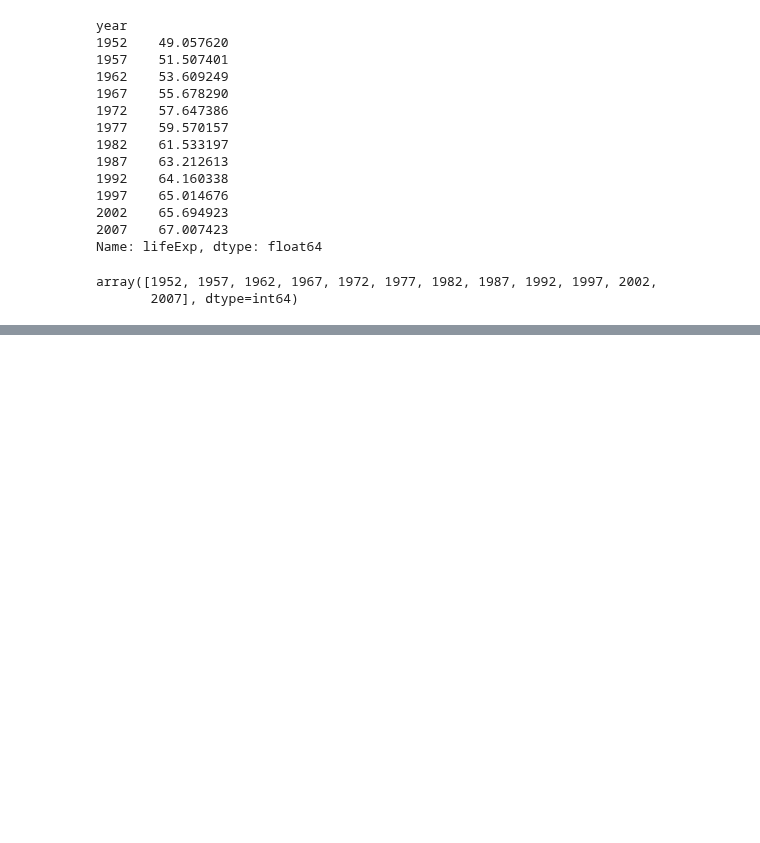
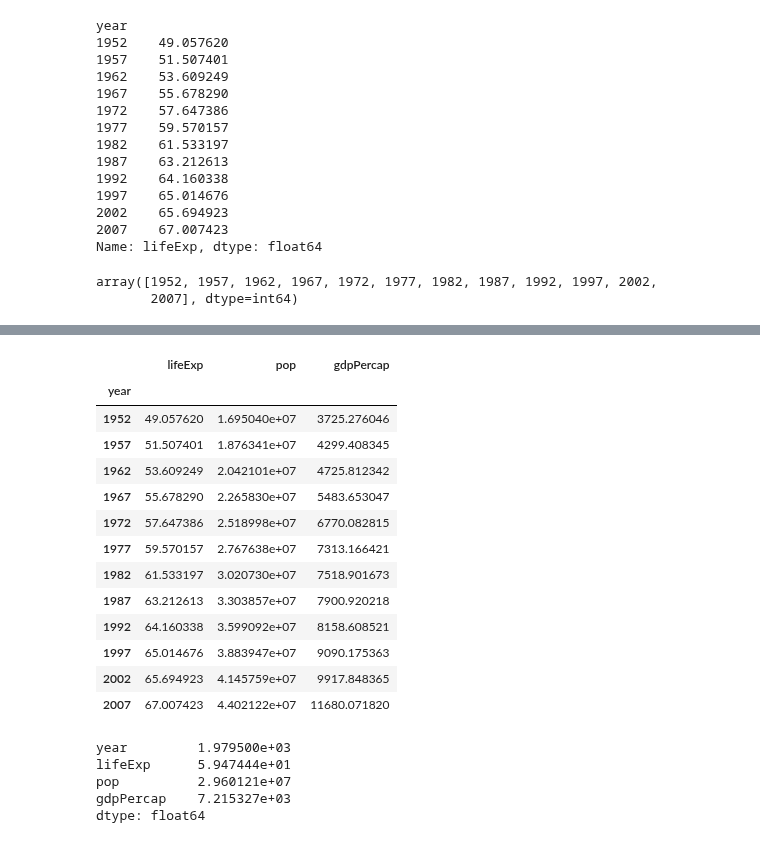
Before and after one commit to layla-focalors/pandas_learning, a Jupyter notebook: Learning_Final_Exam/Furina.ipynb, the cells around one changed output, grey strips where cells are left out. Saved outputs shown, nothing was run; the diff lists cells and outputs as text; code cells hidden in the pictures; blank space fills up the shorter version.

```diff
--- a/Learning_Final_Exam/Furina.ipynb
+++ b/Learning_Final_Exam/Furina.ipynb
@@ -604,0 +623,33 @@ array([1952, 1957, 1962, 1967, 1972, 1977, 1982, 1987, 1992, 1997, 2002,
+# %%
+def getMean(data):
+    sum = 0
+    for i in data:
+        sum += i
+    return sum / len(data)
+# %%
+df = pd.read_csv('../data/gapminder.tsv', sep='\t')
+# %%
+df.groupby('year').agg(getMean)
+# %% [output]
+|  | lifeExp | pop | gdpPercap |
+| year |  |  |  |
+| 1952 | 49.057620 | 1.695040e+07 | 3725.276046 |
+| 1957 | 51.507401 | 1.876341e+07 | 4299.408345 |
+| 1962 | 53.609249 | 2.042101e+07 | 4725.812342 |
+| 1967 | 55.678290 | 2.265830e+07 | 5483.653047 |
+| 1972 | 57.647386 | 2.518998e+07 | 6770.082815 |
+| 1977 | 59.570157 | 2.767638e+07 | 7313.166421 |
+| 1982 | 61.533197 | 3.020730e+07 | 7518.901673 |
+| 1987 | 63.212613 | 3.303857e+07 | 7900.920218 |
+| 1992 | 64.160338 | 3.599092e+07 | 8158.608521 |
+| 1997 | 65.014676 | 3.883947e+07 | 9090.175363 |
+| 2002 | 65.694923 | 4.145759e+07 | 9917.848365 |
+| 2007 | 67.007423 | 4.402122e+07 | 11680.071820 |
+# %%
+df.mean()
+# %% [output]
+year         1.979500e+03
+lifeExp      5.947444e+01
+pop          2.960121e+07
+gdpPercap    7.215327e+03
+dtype: float64
```
Also changed, not shown: parts of 5 cells of this notebook.
